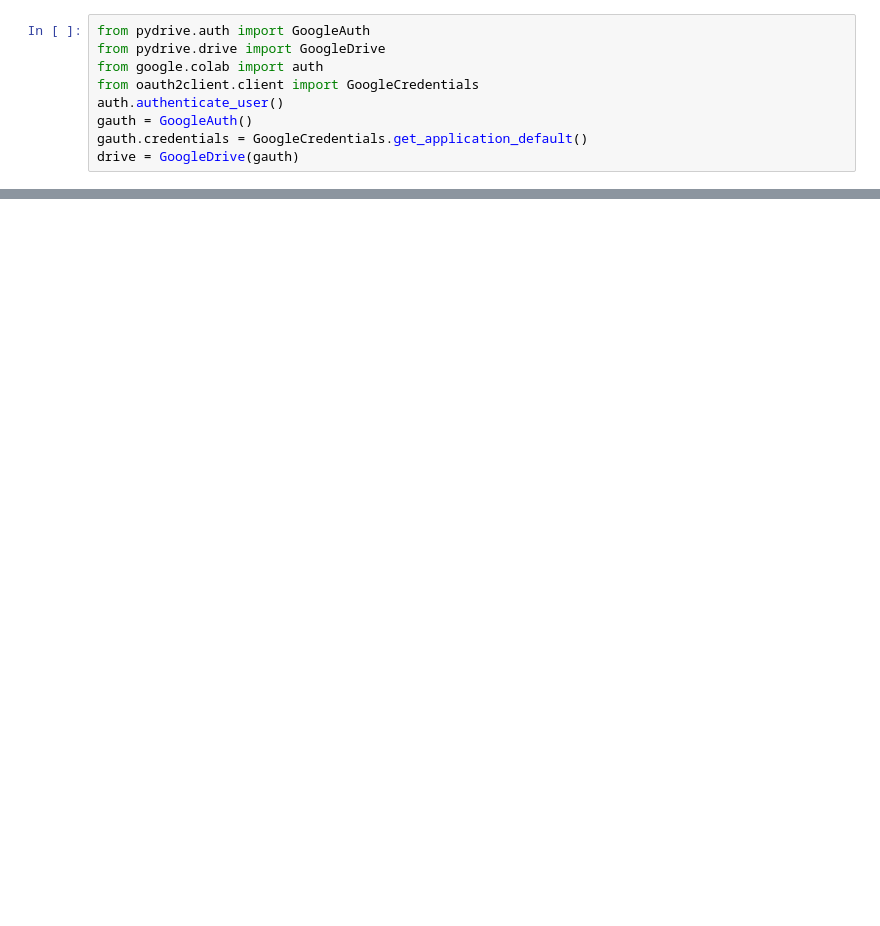
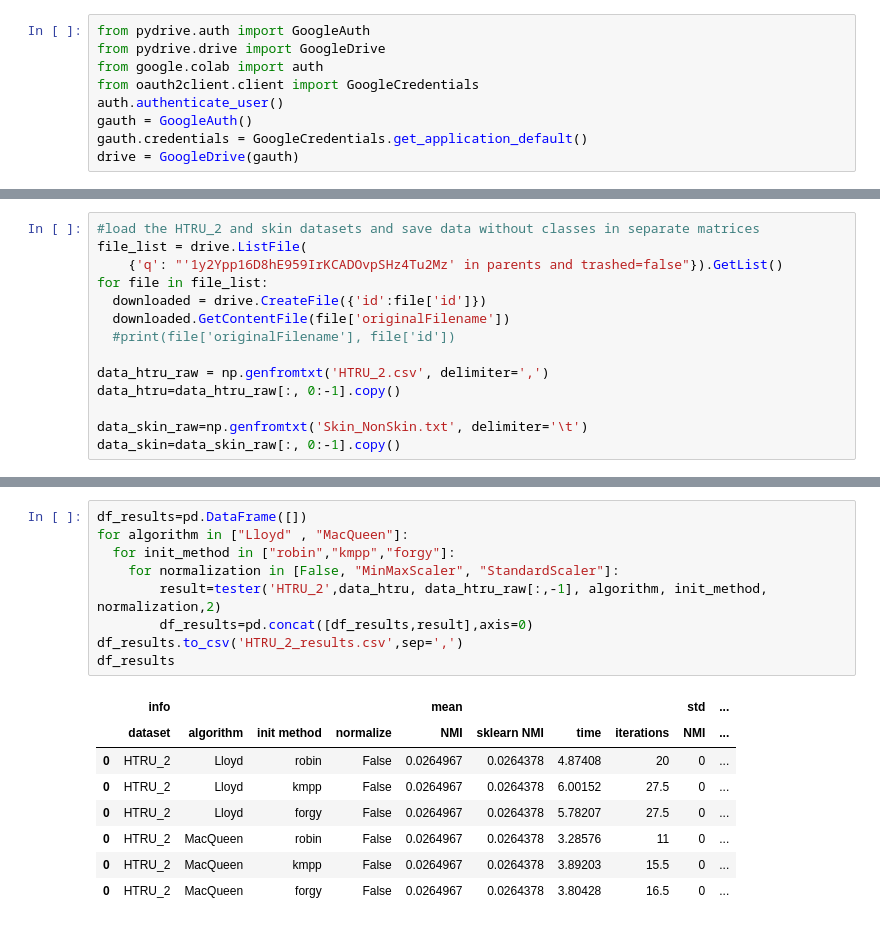
Before and after one commit to joaxkal/SDM, a Jupyter notebook: kmeans/KMeans.ipynb, the cells around one changed output, grey strips where cells are left out. Saved outputs shown, nothing was run; the diff lists cells and outputs as text; blank space fills up the shorter version.

```diff
--- a/kmeans/KMeans.ipynb
+++ b/kmeans/KMeans.ipynb
@@ -314,0 +246,14 @@ KeyboardInterrupt: ignored
+# %%
+#load the HTRU_2 and skin datasets and save data without classes in separate matrices
+file_list = drive.ListFile(
+    {'q': "'1y2Ypp16D8hE959IrKCADOvpSHz4Tu2Mz' in parents and trashed=false"}).GetList()
+for file in file_list:
+  downloaded = drive.CreateFile({'id':file['id']})
+  downloaded.GetContentFile(file['originalFilename'])
+  #print(file['originalFilename'], file['id'])
+
+data_htru_raw = np.genfromtxt('HTRU_2.csv', delimiter=',')
+data_htru=data_htru_raw[:, 0:-1].copy()
+
+data_skin_raw=np.genfromtxt('Skin_NonSkin.txt', delimiter='\t')
+data_skin=data_skin_raw[:, 0:-1].copy()
@@ -314,0 +373,18 @@ KeyboardInterrupt: ignored
+# %%
+df_results=pd.DataFrame([])
+for algorithm in ["Lloyd" , "MacQueen"]:
+  for init_method in ["robin","kmpp","forgy"]:
+    for normalization in [False, "MinMaxScaler", "StandardScaler"]:
+        result=tester('HTRU_2',data_htru, data_htru_raw[:,-1], algorithm, init_method, normalization,2)
+        df_results=pd.concat([df_results,result],axis=0)
+df_results.to_csv('HTRU_2_results.csv',sep=',')
+df_results
+# %% [output]
+|  | info |  |  |  | mean |  |  |  | std | ... |
+|  | dataset | algorithm | init method | normalize | NMI | sklearn NMI | time | iterations | NMI | ... |
+| 0 | HTRU_2 | Lloyd | robin | False | 0.0264967 | 0.0264378 | 4.87408 | 20 | 0 | ... |
+| 0 | HTRU_2 | Lloyd | kmpp | False | 0.0264967 | 0.0264378 | 6.00152 | 27.5 | 0 | ... |
+| 0 | HTRU_2 | Lloyd | forgy | False | 0.0264967 | 0.0264378 | 5.78207 | 27.5 | 0 | ... |
+| 0 | HTRU_2 | MacQueen | robin | False | 0.0264967 | 0.0264378 | 3.28576 | 11 | 0 | ... |
+| 0 | HTRU_2 | MacQueen | kmpp | False | 0.0264967 | 0.0264378 | 3.89203 | 15.5 | 0 | ... |
+| 0 | HTRU_2 | MacQueen | forgy | False | 0.0264967 | 0.0264378 | 3.80428 | 16.5 | 0 | ... |
```
Also changed, not shown: parts of 10 cells of this notebook.
